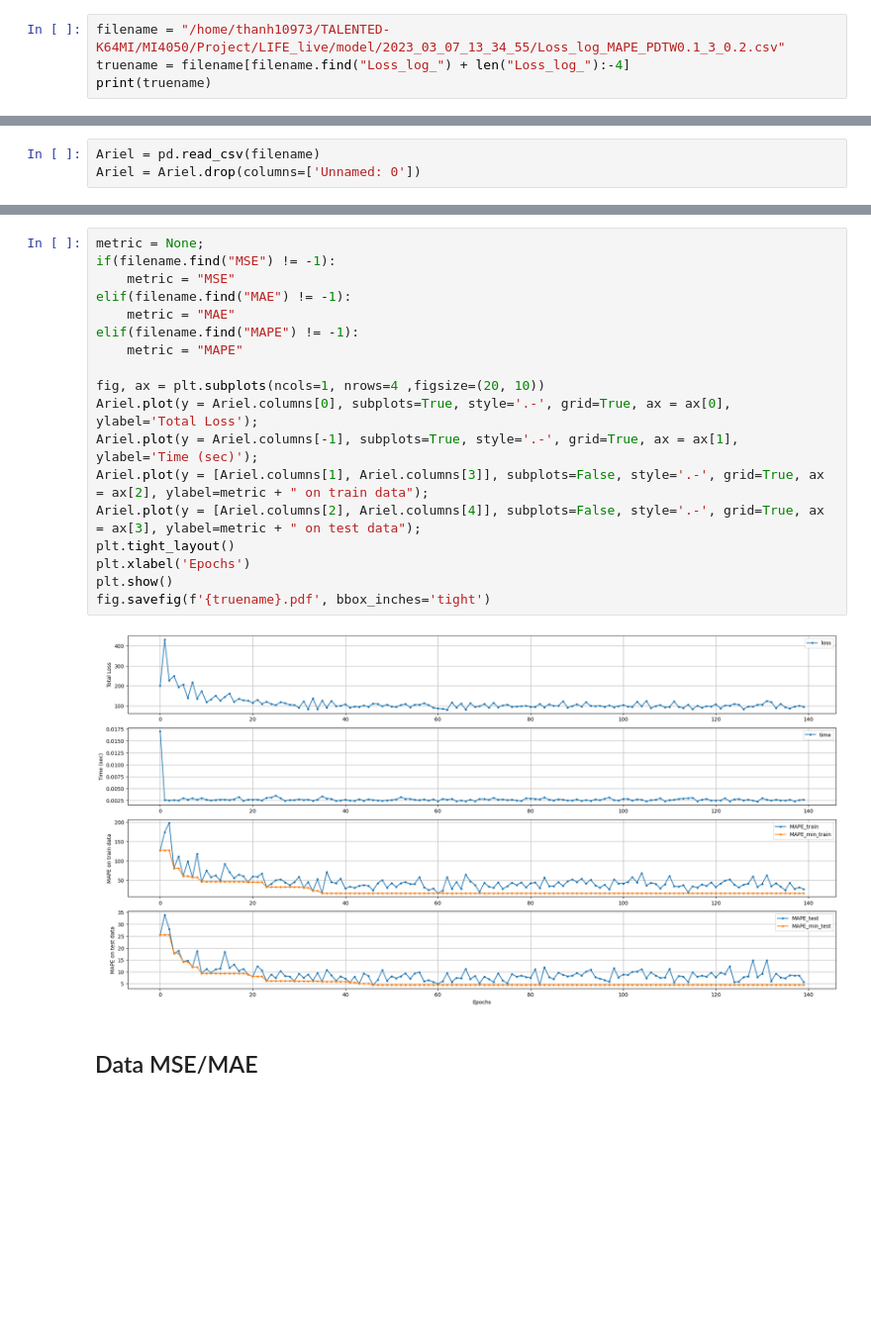
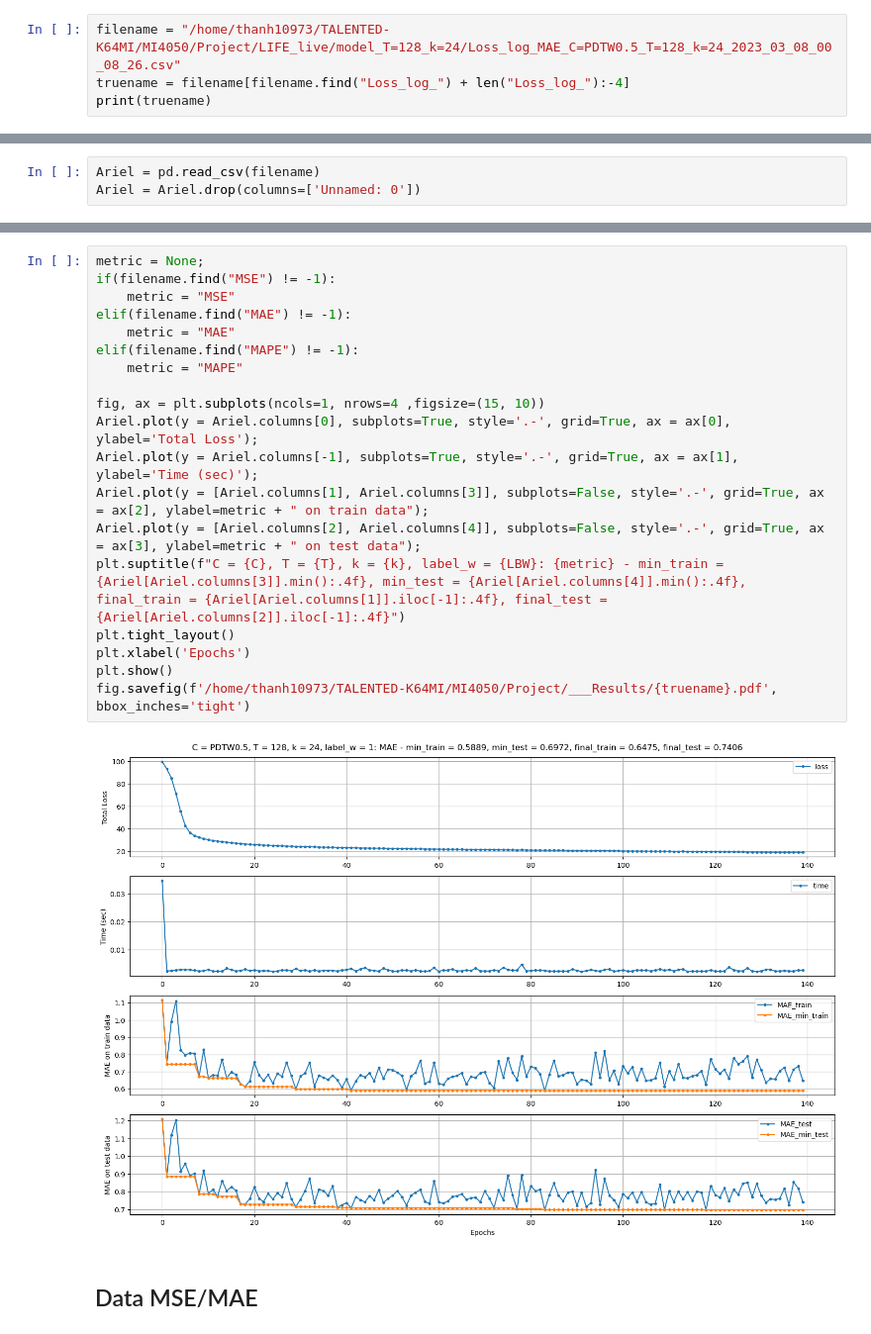
Before and after one commit to bu1th4nh/TALENTED-K64MI, a Jupyter notebook: MI4050/Project/LIFE_live/res_anal.ipynb, the cells around one changed output, grey strips where cells are left out. Shown at 99% size. Cells and saved outputs as stored; diff of their text form; blank space fills up the shorter version.

```diff
--- a/MI4050/Project/LIFE_live/res_anal.ipynb
+++ b/MI4050/Project/LIFE_live/res_anal.ipynb
@@ -30,7 +30,7 @@ import ot
 # import pandas_profiling as pp
 from dtaidistance import dtw
 # %%
-filename = "/home/thanh10973/TALENTED-K64MI/MI4050/Project/LIFE_live/model/2023_03_07_13_34_55/Loss_log_MAPE_PDTW0.1_3_0.2.csv"
+filename = "/home/thanh10973/TALENTED-K64MI/MI4050/Project/LIFE_live/model_T=128_k=24/Loss_log_MAE_C=PDTW0.5_T=128_k=24_2023_03_08_00_08_26.csv"
 truename = filename[filename.find("Loss_log_") + len("Loss_log_"):-4]
 print(truename)
 # %% [output]
@@ -57,23 +69,24 @@ Final row:
 # %%
 metric = None;
 if(filename.find("MSE") != -1):
     metric = "MSE"
 elif(filename.find("MAE") != -1):
     metric = "MAE"
 elif(filename.find("MAPE") != -1):
     metric = "MAPE"
 
-fig, ax = plt.subplots(ncols=1, nrows=4 ,figsize=(20, 10))
+fig, ax = plt.subplots(ncols=1, nrows=4 ,figsize=(15, 10))
 Ariel.plot(y = Ariel.columns[0], subplots=True, style='.-', grid=True, ax = ax[0], ylabel='Total Loss');
 Ariel.plot(y = Ariel.columns[-1], subplots=True, style='.-', grid=True, ax = ax[1], ylabel='Time (sec)');
 Ariel.plot(y = [Ariel.columns[1], Ariel.columns[3]], subplots=False, style='.-', grid=True, ax = ax[2], ylabel=metric + " on train data");
 Ariel.plot(y = [Ariel.columns[2], Ariel.columns[4]], subplots=False, style='.-', grid=True, ax = ax[3], ylabel=metric + " on test data");
+plt.suptitle(f"C = {C}, T = {T}, k = {k}, label_w = {LBW}: {metric} - min_train = {Ariel[Ariel.columns[3]].min():.4f}, min_test = {Ariel[Ariel.columns[4]].min():.4f}, final_train = {Ariel[Ariel.columns[1]].iloc[-1]:.4f}, final_test = {Ariel[Ariel.columns[2]].iloc[-1]:.4f}")
 plt.tight_layout()
 plt.xlabel('Epochs')
 plt.show()
-fig.savefig(f'{truename}.pdf', bbox_inches='tight')
+fig.savefig(f'/home/thanh10973/TALENTED-K64MI/MI4050/Project/___Results/{truename}.pdf', bbox_inches='tight')
 # %% [output]
-[figure, old version]
+[figure, new version]
 # %% [markdown]
 ## Data MSE/MAE
 # %%
```
Also changed, not shown: parts of 3 cells of this notebook, 26 other files.
